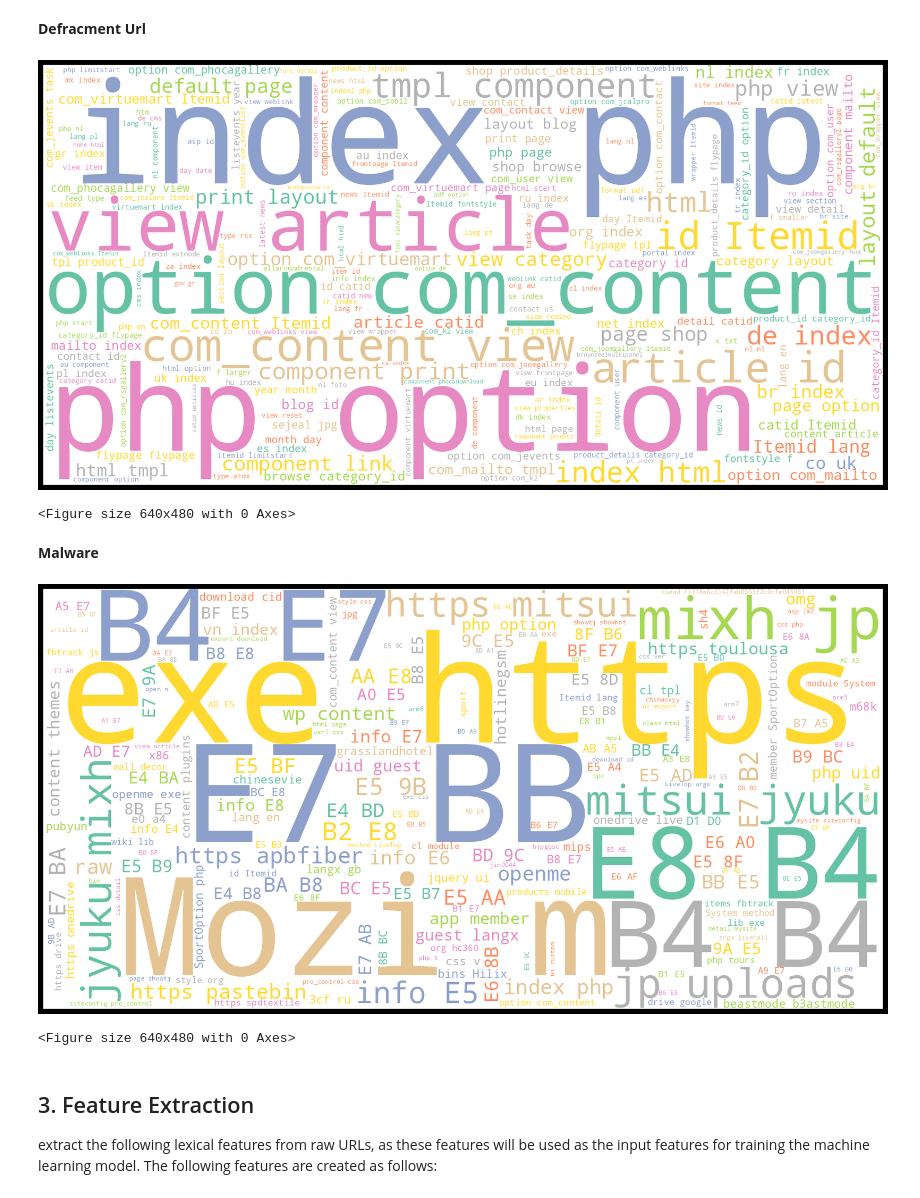
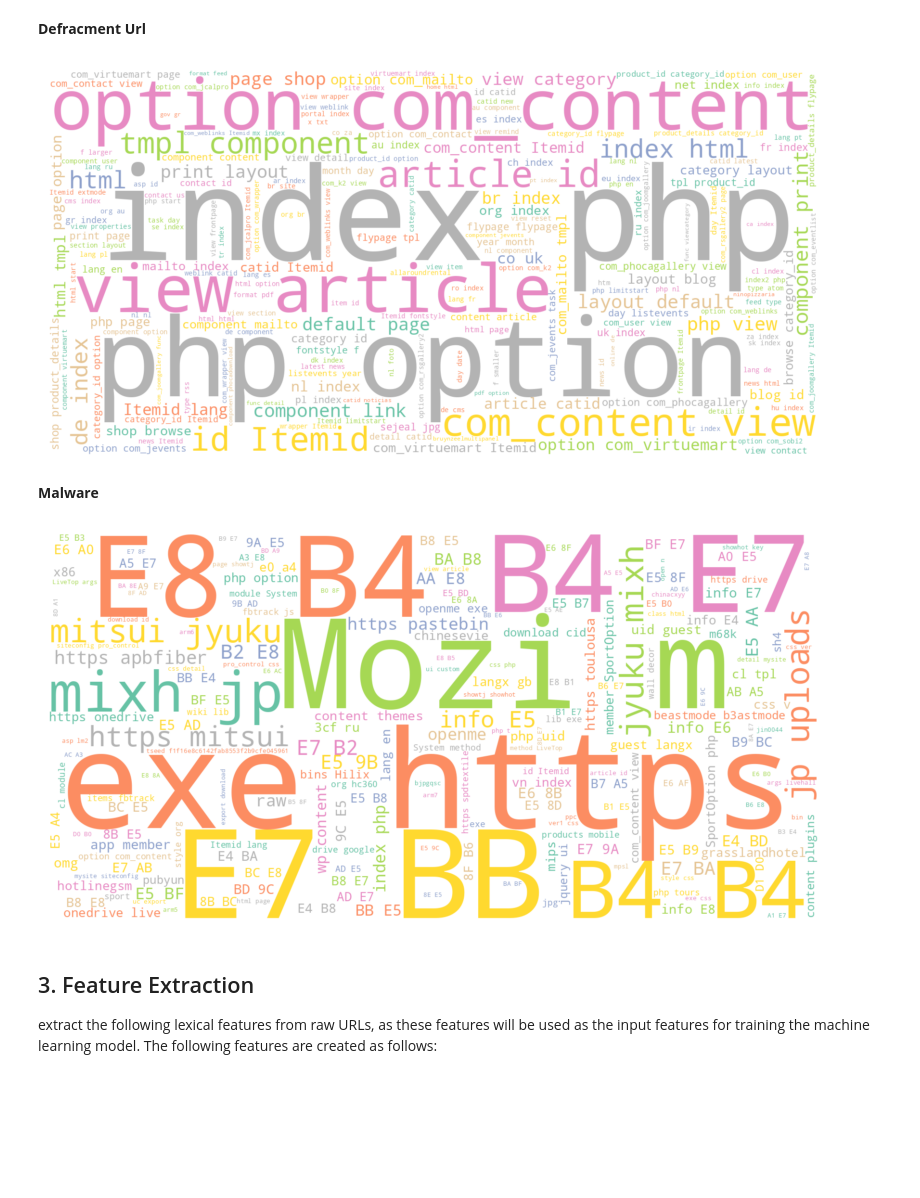
Before and after one commit to TheeraphatStudent/cs-final-project, a Jupyter notebook: ai/core/model/code/model_svm.ipynb, the cells around one changed output. Saved outputs shown, nothing was run; the diff lists cells and outputs as text; code cells hidden in the pictures; blank space fills up the shorter version.

```diff
--- a/ai/core/model/code/model_svm.ipynb
+++ b/ai/core/model/code/model_svm.ipynb
@@ -162,39 +157,35 @@ wordcloud = WordCloud(
 
 ).generate(deface_url)
 
+wordcloud.to_file(ATTATCH_PATH + '/deface_wordcloud.png')
 
-plt.figure( figsize=(16,18),facecolor='black')
+plt.figure(figsize=(10, 5))
 plt.imshow(wordcloud, interpolation='bilinear')
 plt.axis("off")
-plt.tight_layout(pad=0)
 plt.show()
-plt.savefig(ATTATCH_PATH + '/deface_wordcloud.png')
 # %% [output]
-[figure, old version]
+[figure, new version]
-<Figure size 640x480 with 0 Axes>
 # %% [markdown]
 **Malware**
 # %%
 malware_url = " ".join(i for i in df_malware.url)
 
 wordcloud = WordCloud(
     width=1600,
     height=800,
     background_color="white",
     colormap="Set2",
 
 ).generate(malware_url)
 
+wordcloud.to_file(ATTATCH_PATH + '/malware_wordcloud.png')
 
-plt.figure( figsize=(16,18),facecolor='black')
+plt.figure(figsize=(10, 5))
 plt.imshow(wordcloud, interpolation='bilinear')
 plt.axis("off")
-plt.tight_layout(pad=0)
 plt.show()
-plt.savefig(ATTATCH_PATH + '/malware_wordcloud.png')
 # %% [output]
-[figure, old version]
+[figure, new version]
-<Figure size 640x480 with 0 Axes>
 # %% [markdown]
 ## 3. Feature Extraction
 
```
Also changed, not shown: parts of 3 cells of this notebook, 10 other files.
